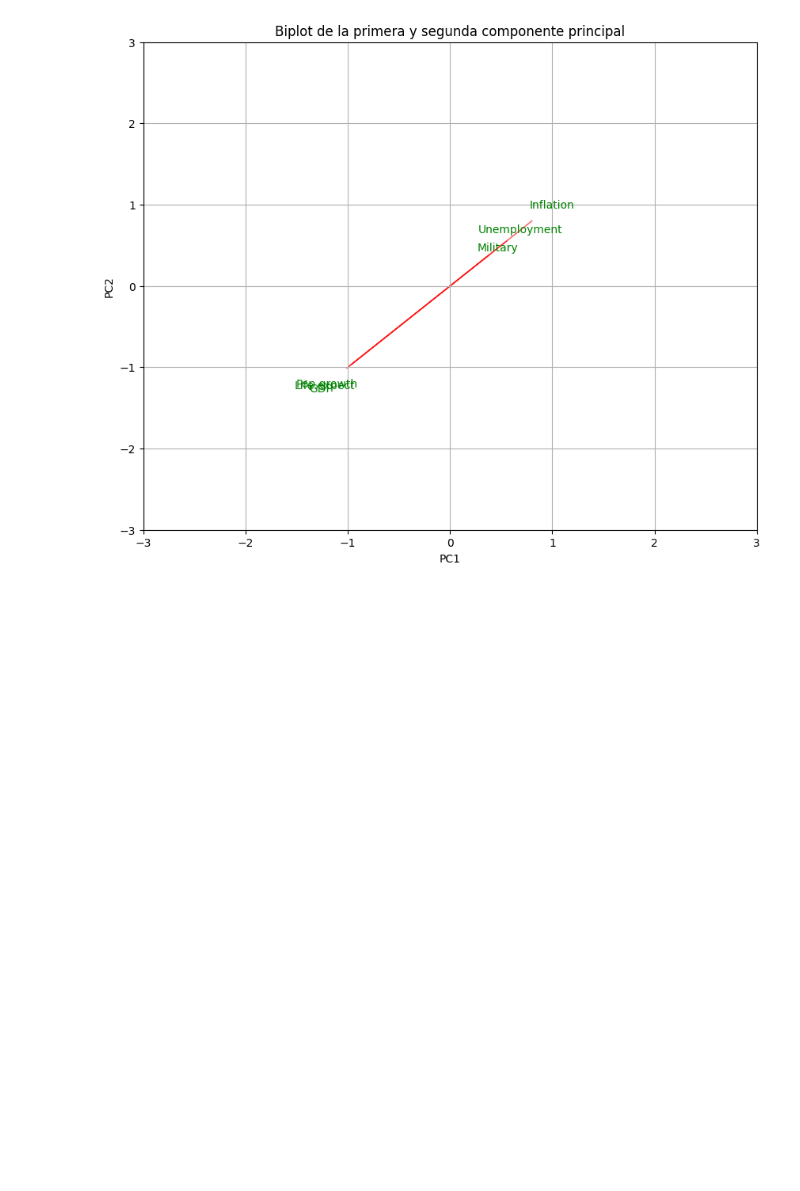
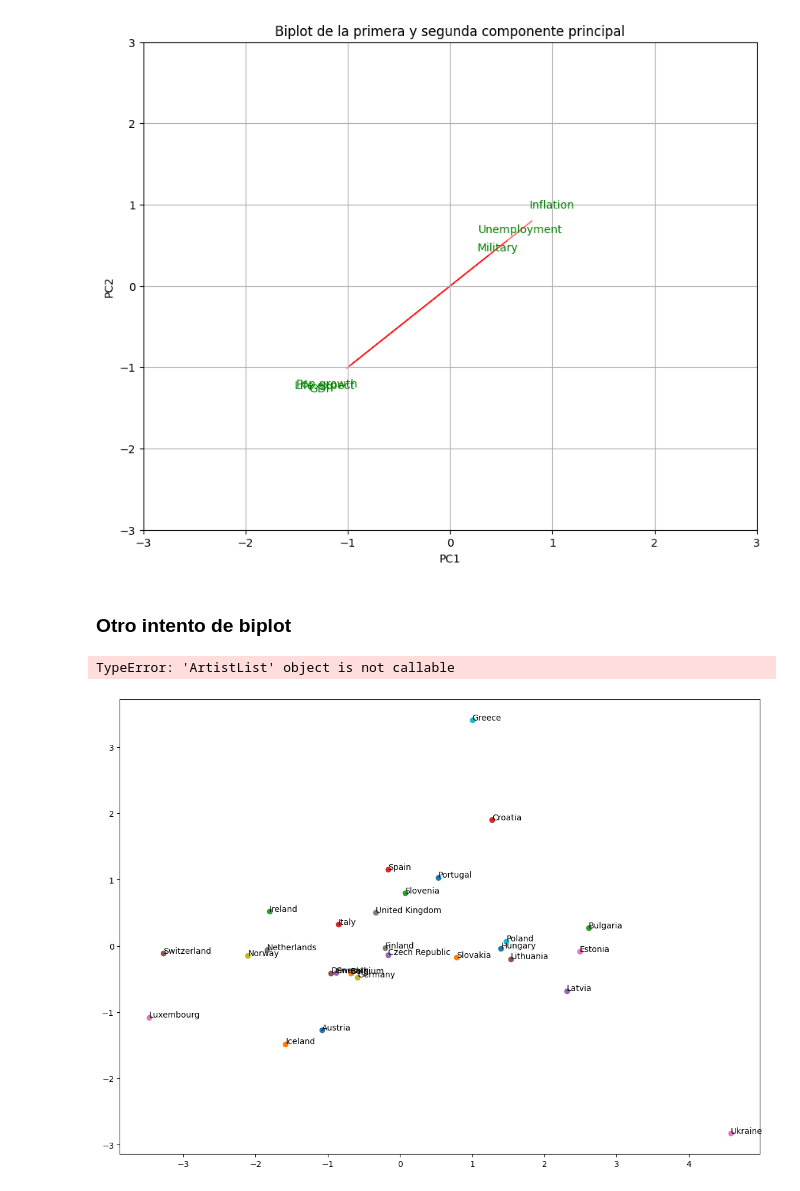
Before and after one commit to Ian-Arnott/TPs-SIA, a Jupyter notebook: Tp4/pca.ipynb, the cells around one changed output. Saved outputs shown, nothing was run; the diff lists cells and outputs as text; code cells hidden in the pictures; blank space fills up the shorter version.

Commit message:
Try new biplot

```diff
--- a/Tp4/pca.ipynb
+++ b/Tp4/pca.ipynb
@@ -124,3 +124,48 @@ plt.grid()
 plt.show()
 # %% [output]
 [figure]
+# %% [markdown]
+### Otro intento de biplot
+# %%
+# Leemos los datos
+data = pd.read_csv("data/europe.csv")
+
+# Extraer los nombres de los países y almacenarlos en una variable
+countries = data["Country"]
+data = data.drop(columns=["Country"])  # Eliminar la columna de nombres de los países
+
+# Escalar los datos
+scaler = StandardScaler()
+data_scaled = scaler.fit_transform(data)
+
+# Ajustar un modelo de PCA con dos componentes principales
+pca = PCA(n_components=2)
+principal_components = pca.fit_transform(data_scaled)
+
+# Crear un DataFrame con los resultados del PCA
+principal_df = pd.DataFrame(data=principal_components, columns=["Componente 1", "Componente 2"])
+
+# Crear el gráfico de biplot con los nombres de los países
+fig, ax = plt.subplots(figsize=(14, 10))  # Aumentar el tamaño del gráfico
+
+for i, country in enumerate(countries):
+    x = principal_df.loc[i, "Componente 1"]
+    y = principal_df.loc[i, "Componente 2"]
+    ax.scatter(x, y)
+    ax.annotate(country, (x, y))
+
+# Graficar los vectores de las componentes
+for i, (component, var) in enumerate(zip(pca.components_, pca.explained_variance_)):
+    ax.arrow(0, 0, component[0] * var, component[i] * var, head_width=0.1, head_length=0.1, fc='r', ec='r')
+    ax.text(component[0] * var, component[1] * var, f'Component {i + 1}', fontsize=12)
+
+# Configurar el gráfico
+ax.set_xlabel("Componente 1")
+ax.set_ylabel("Componente 2")
+ax.set_title("Biplot de PCA")
+
+plt.grid()
+plt.show()
+# %% [output]
+TypeError: 'ArtistList' object is not callable
+[figure, added]
```
Also changed, not shown: parts of 1 cell of this notebook.
